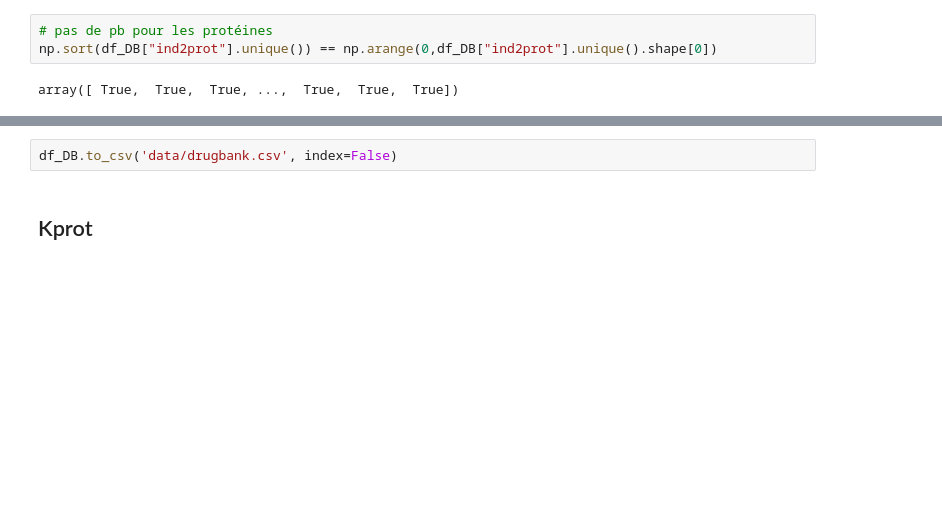
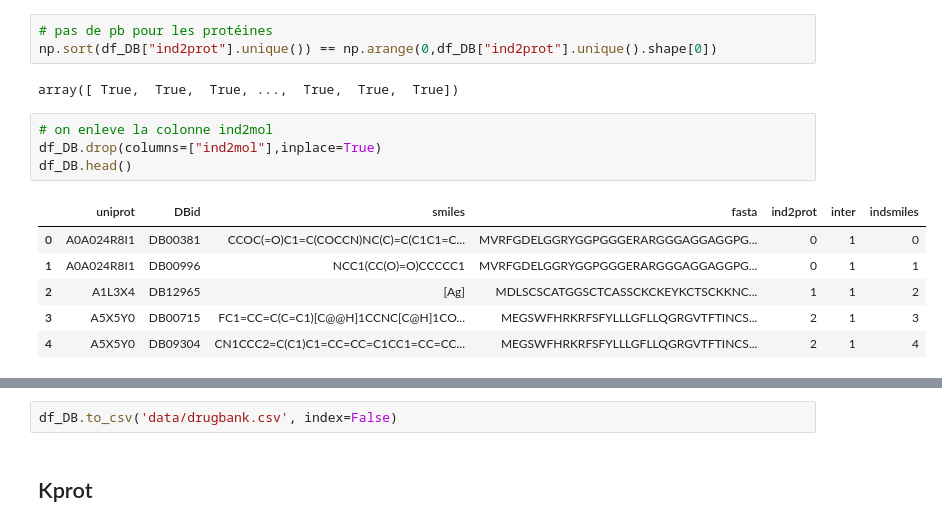
Before and after one commit to Guichaoua/chemogenomic, a Jupyter notebook: Datas DB.ipynb, the cells around one changed output, grey strips where cells are left out. Drawn from its saved outputs; the diff is of its cells as text; blank space fills up the shorter version.

```diff
--- a/Datas DB.ipynb
+++ b/Datas DB.ipynb
@@ -70,3 +93,14 @@ array([ True,  True,  True, ..., False, False, False])
 np.sort(df_DB["ind2prot"].unique()) == np.arange(0,df_DB["ind2prot"].unique().shape[0])
 # %% [output]
 array([ True,  True,  True, ...,  True,  True,  True])
+# %%
+# on enleve la colonne ind2mol
+df_DB.drop(columns=["ind2mol"],inplace=True)
+df_DB.head()
+# %% [output]
+|  | uniprot | DBid | smiles | fasta | ind2prot | inter | indsmiles |
+| 0 | A0A024R8I1 | DB00381 | CCOC(=O)C1=C(COCCN)NC(C)=C(C1C1=C... | MVRFGDELGGRYGGPGGGERARGGGAGGAGGPG... | 0 | 1 | 0 |
+| 1 | A0A024R8I1 | DB00996 | NCC1(CC(O)=O)CCCCC1 | MVRFGDELGGRYGGPGGGERARGGGAGGAGGPG... | 0 | 1 | 1 |
+| 2 | A1L3X4 | DB12965 | [Ag] | MDLSCSCATGGSCTCASSCKCKEYKCTSCKKNC... | 1 | 1 | 2 |
+| 3 | A5X5Y0 | DB00715 | FC1=CC=C(C=C1)[C@@H]1CCNC[C@H]1CO... | MEGSWFHRKRFSFYLLLGFLLQGRGVTFTINCS... | 2 | 1 | 3 |
+| 4 | A5X5Y0 | DB09304 | CN1CCC2=C(C1)C1=CC=CC=C1CC1=CC=CC... | MEGSWFHRKRFSFYLLLGFLLQGRGVTFTINCS... | 2 | 1 | 4 |
```
Also changed, not shown: parts of 19 cells of this notebook, 20 other files.
